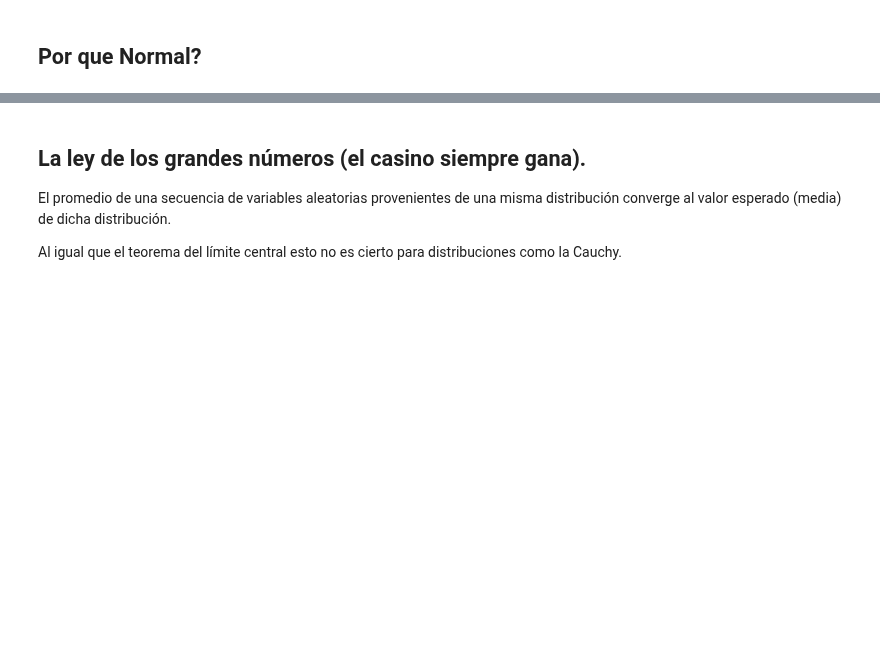
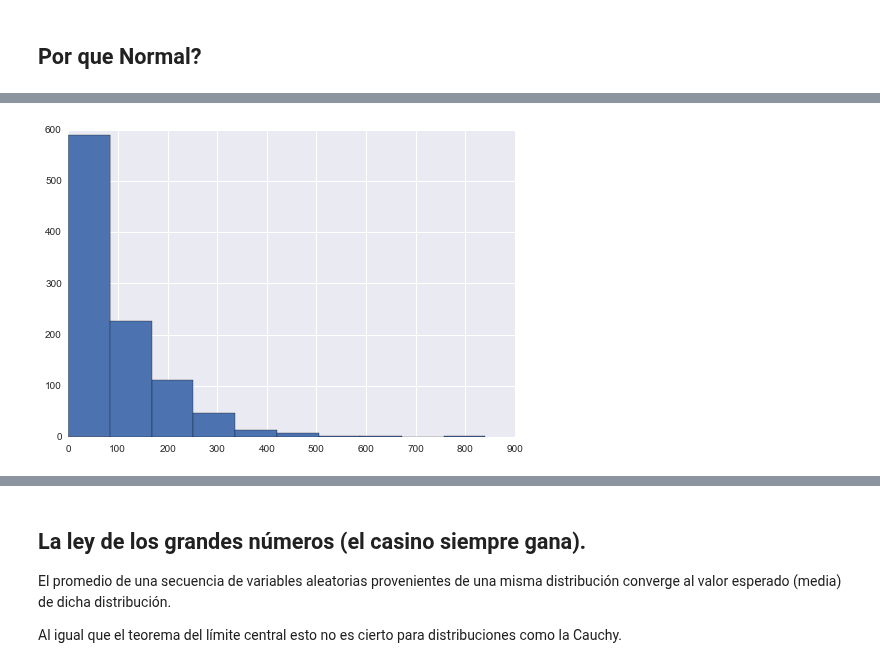
Before and after one commit to jmloyola/EBAD, a Jupyter notebook: 01_estadística/00_introducción.ipynb, the cells around one changed output, grey strips where cells are left out. Drawn from its saved outputs; the diff is of its cells as text; code cells hidden in the pictures; blank space fills up the shorter version.

```diff
--- a/01_estadística/00_introducción.ipynb
+++ b/01_estadística/00_introducción.ipynb
@@ -767,0 +753,5 @@ plt.ylabel('frecuencia x)');
+# %%
+data = np.random.exponential(100, size=1000)
+plt.hist(data);
+# %% [output]
+[figure, added]
```
Also changed, not shown: parts of 10 cells of this notebook, 1 other file.
